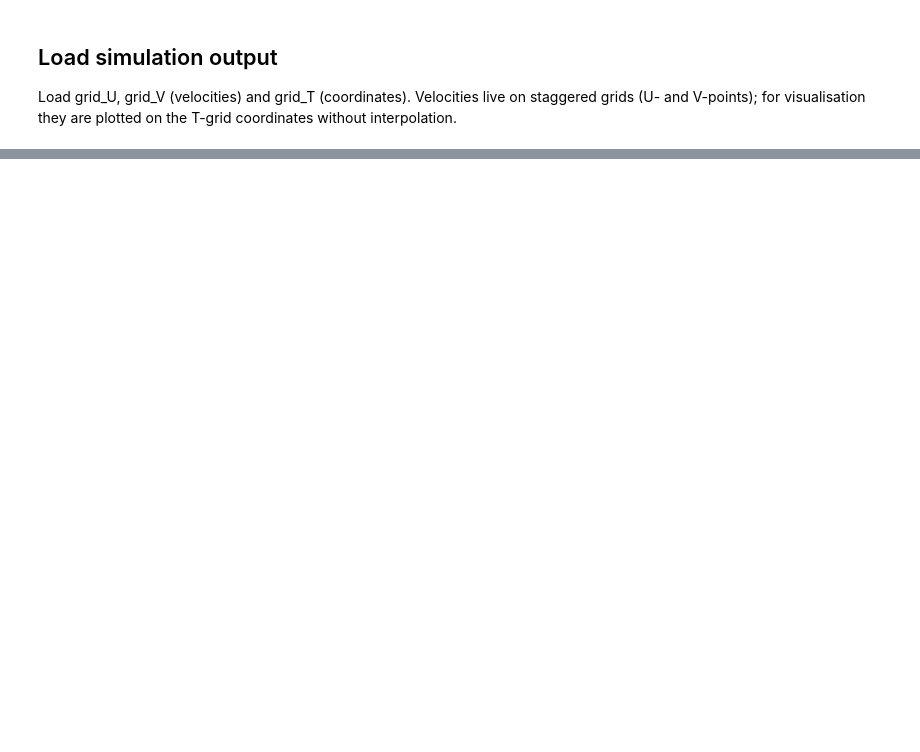
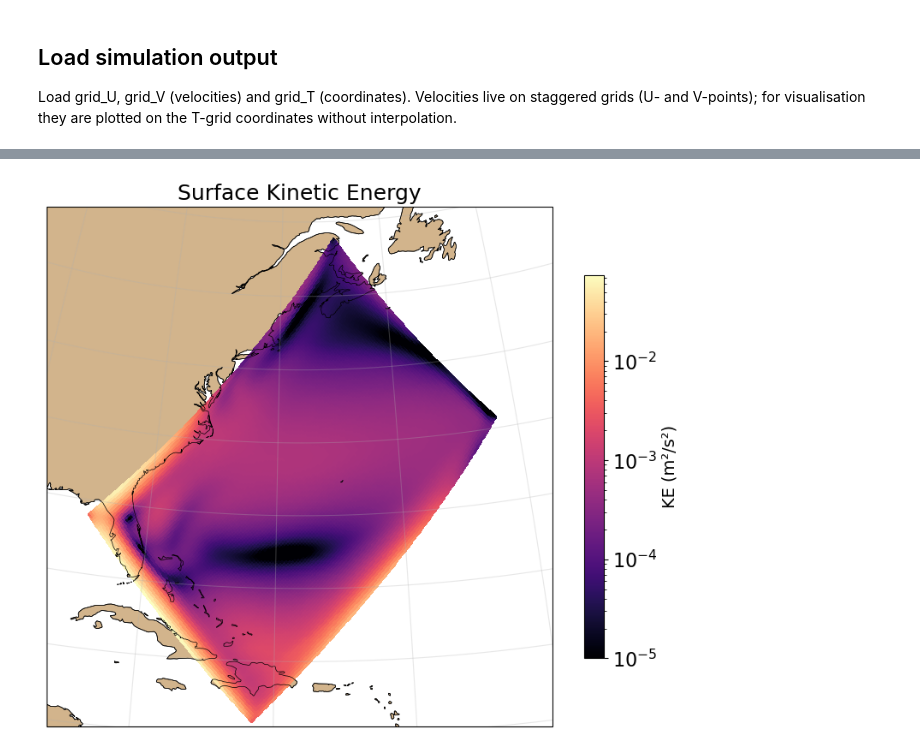
Before and after one commit to willirath/2026-Claude-NEMO, a Jupyter notebook: analysis/circulation.ipynb, the cells around one changed output, grey strips where cells are left out. Cells and saved outputs as stored; diff of their text form; code cells hidden in the pictures; blank space fills up the shorter version.

```diff
--- a/analysis/circulation.ipynb
+++ b/analysis/circulation.ipynb
@@ -115,19 +73,17 @@ western boundary current and inter-gyre jet.
 # %%
 ke = (0.5 * (u_east**2 + v_north**2)).where(interior)
 
-fig, ax = plt.subplots(figsize=(8, 7), subplot_kw=dict(projection=proj))
-ax.set_extent(extent, crs=ccrs.PlateCarree())
-ax.add_feature(cfeature.LAND, facecolor="tan", edgecolor="k", linewidth=0.5)
-ax.add_feature(cfeature.COASTLINE, linewidth=0.5)
-ax.gridlines(draw_labels=False, alpha=0.3)
+fig, ax = gyre_map(ds=ds_t)
 
 pcm = ax.pcolormesh(
     ds_t.nav_lon.values, ds_t.nav_lat.values, ke.values,
     shading="auto", cmap="magma",
     norm=mcolors.LogNorm(vmin=1e-5, vmax=float(ke.max())),
     transform=ccrs.PlateCarree(),
 )
 fig.colorbar(pcm, ax=ax, label="KE (m²/s²)", shrink=0.7)
 ax.set_title("Surface Kinetic Energy")
 fig.tight_layout()
 fig.savefig("../figures/surface_ke.png", dpi=150, bbox_inches="tight")
+# %% [output]
+[figure, added]
```
Also changed, not shown: parts of 8 cells of this notebook, 16 other files.
